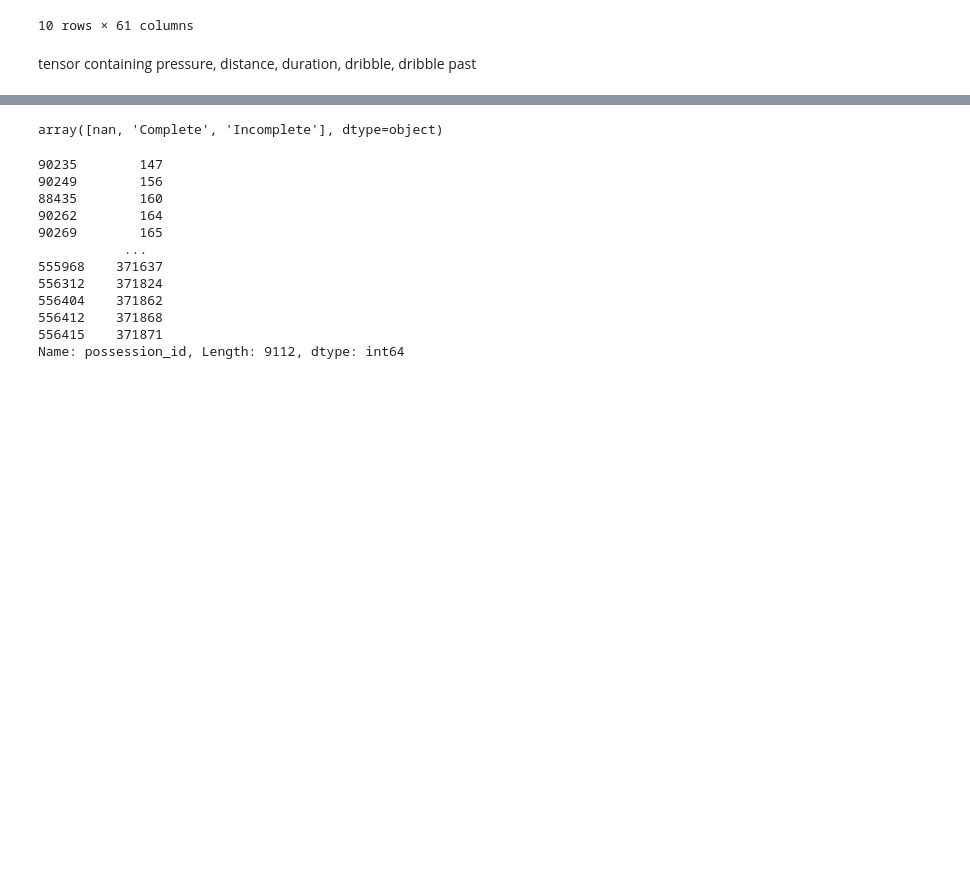
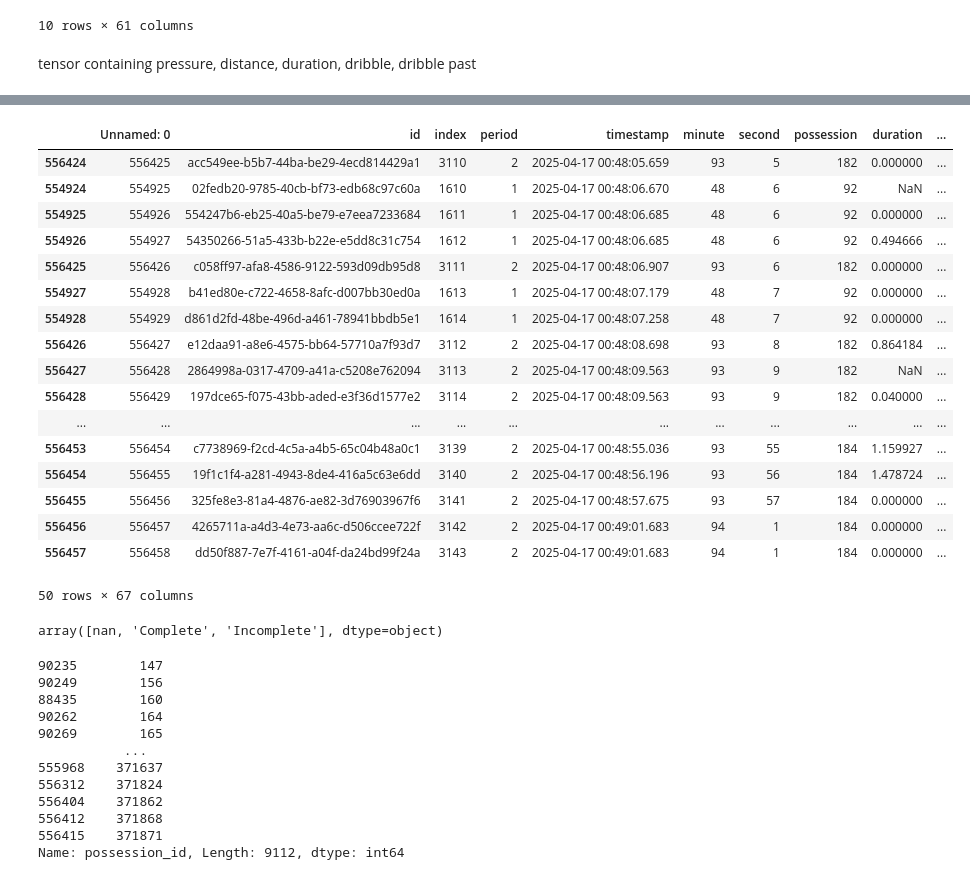
Before and after one commit to conormalone/swish, a Jupyter notebook: data_transform.ipynb, the cells around one changed output, grey strips where cells are left out. Cells and saved outputs as stored; diff of their text form; code cells hidden in the pictures; blank space fills up the shorter version.

Commit message:
added pressure, drib, drib_past & duration vars

```diff
--- a/data_transform.ipynb
+++ b/data_transform.ipynb
@@ -262,3 +282,35 @@ tensor containing pressure, distance, duration, dribble, dribble past
+# %%
+main_df["pressure"] = np.where(main_df["under_pressure"],1,0)
+main_df["dribble"] = np.where(main_df["type.name"]=="dribble",1,0)
+main_df["dribble_past"] = np.where(main_df["type.name"]=="dribble.past",1,0)
+
+duration_df = main_df[main_df['poss_identifier'] > 0].groupby('poss_identifier').agg(
+    possession_start=('timestamp', 'min'),
+    possession_end=('timestamp', 'max')
+)
+duration_df['duration_seconds'] = (duration_df['possession_end'] - duration_df['possession_start']).dt.total_seconds()
+main_df = main_df.merge(duration_df, how='left', left_on='poss_identifier', right_index=True)
+# %%
+main_df.tail(50)
+# %% [output]
+|  | Unnamed: 0 | id | index | period | timestamp | minute | second | possession | duration | ... |
+| 556424 | 556425 | acc549ee-b5b7-44ba-be29-4ecd814429a1 | 3110 | 2 | 2025-04-17 00:48:05.659 | 93 | 5 | 182 | 0.000000 | ... |
+| 554924 | 554925 | 02fedb20-9785-40cb-bf73-edb68c97c60a | 1610 | 1 | 2025-04-17 00:48:06.670 | 48 | 6 | 92 | NaN | ... |
+| 554925 | 554926 | 554247b6-eb25-40a5-be79-e7eea7233684 | 1611 | 1 | 2025-04-17 00:48:06.685 | 48 | 6 | 92 | 0.000000 | ... |
+| 554926 | 554927 | 54350266-51a5-433b-b22e-e5dd8c31c754 | 1612 | 1 | 2025-04-17 00:48:06.685 | 48 | 6 | 92 | 0.494666 | ... |
+| 556425 | 556426 | c058ff97-afa8-4586-9122-593d09db95d8 | 3111 | 2 | 2025-04-17 00:48:06.907 | 93 | 6 | 182 | 0.000000 | ... |
+| 554927 | 554928 | b41ed80e-c722-4658-8afc-d007bb30ed0a | 1613 | 1 | 2025-04-17 00:48:07.179 | 48 | 7 | 92 | 0.000000 | ... |
+| 554928 | 554929 | d861d2fd-48be-496d-a461-78941bbdb5e1 | 1614 | 1 | 2025-04-17 00:48:07.258 | 48 | 7 | 92 | 0.000000 | ... |
+| 556426 | 556427 | e12daa91-a8e6-4575-bb64-57710a7f93d7 | 3112 | 2 | 2025-04-17 00:48:08.698 | 93 | 8 | 182 | 0.864184 | ... |
+| 556427 | 556428 | 2864998a-0317-4709-a41a-c5208e762094 | 3113 | 2 | 2025-04-17 00:48:09.563 | 93 | 9 | 182 | NaN | ... |
+| 556428 | 556429 | 197dce65-f075-43bb-aded-e3f36d1577e2 | 3114 | 2 | 2025-04-17 00:48:09.563 | 93 | 9 | 182 | 0.040000 | ... |
+| ... | ... | ... | ... | ... | ... | ... | ... | ... | ... | ... |
+| 556453 | 556454 | c7738969-f2cd-4c5a-a4b5-65c04b48a0c1 | 3139 | 2 | 2025-04-17 00:48:55.036 | 93 | 55 | 184 | 1.159927 | ... |
+| 556454 | 556455 | 19f1c1f4-a281-4943-8de4-416a5c63e6dd | 3140 | 2 | 2025-04-17 00:48:56.196 | 93 | 56 | 184 | 1.478724 | ... |
+| 556455 | 556456 | 325fe8e3-81a4-4876-ae82-3d76903967f6 | 3141 | 2 | 2025-04-17 00:48:57.675 | 93 | 57 | 184 | 0.000000 | ... |
+| 556456 | 556457 | 4265711a-a4d3-4e73-aa6c-d506ccee722f | 3142 | 2 | 2025-04-17 00:49:01.683 | 94 | 1 | 184 | 0.000000 | ... |
+| 556457 | 556458 | dd50f887-7e7f-4161-a04f-da24bd99f24a | 3143 | 2 | 2025-04-17 00:49:01.683 | 94 | 1 | 184 | 0.000000 | ... |
+50 rows × 67 columns
 # %%
 data["dribble.outcome.name"].unique()
 # %% [output]
```
Also changed, not shown: parts of 1 cell of this notebook.
